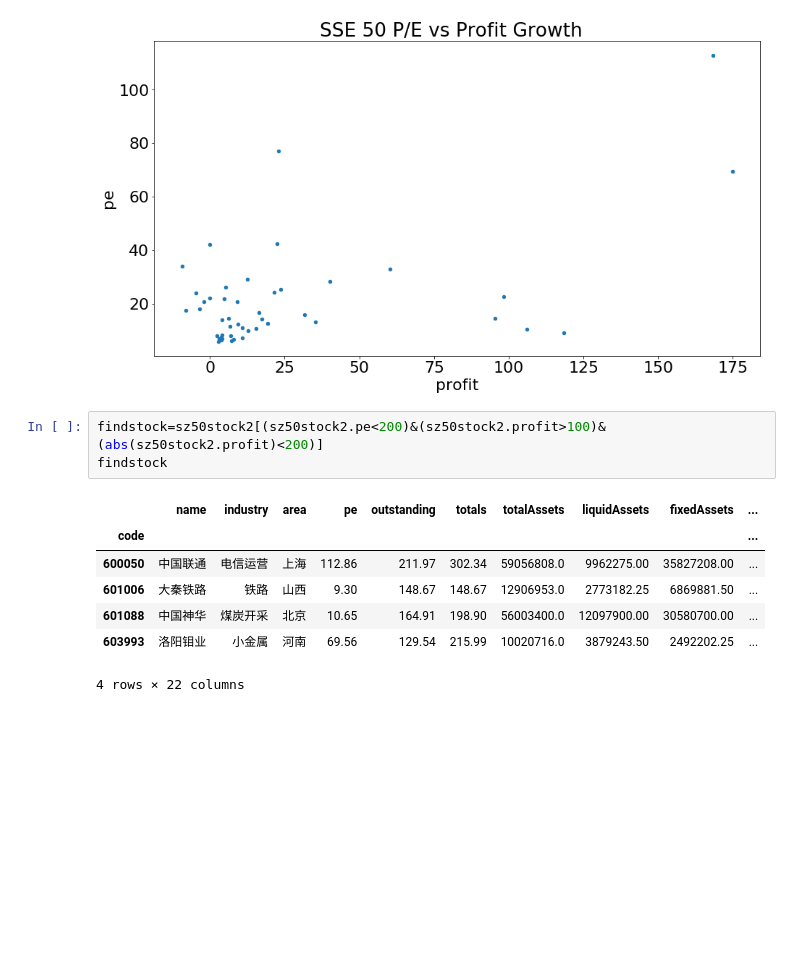
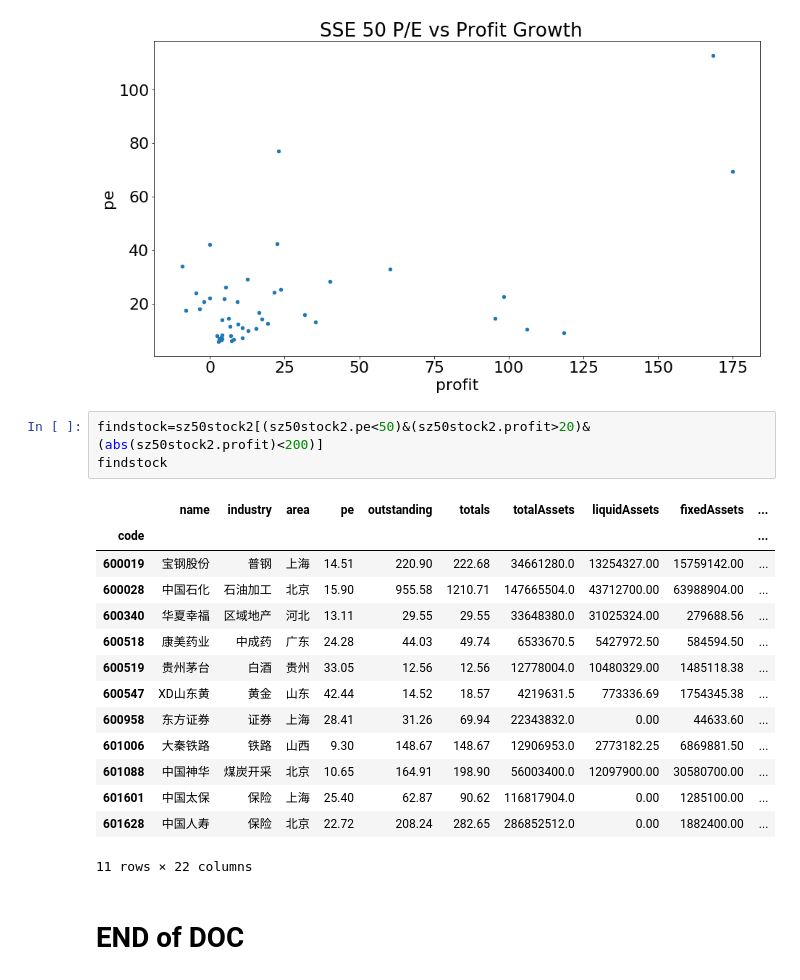
Before and after one commit to BrianShanghai/mygit, a Jupyter notebook: invest.ipynb, the cells around one changed output. Drawn from its saved outputs; the diff is of its cells as text; blank space fills up the shorter version.

```diff
--- a/invest.ipynb
+++ b/invest.ipynb
@@ -315,13 +318,22 @@ plt.show()
 # %% [output]
 [figure]
 # %%
-findstock=sz50stock2[(sz50stock2.pe<200)&(sz50stock2.profit>100)&(abs(sz50stock2.profit)<200)]
+findstock=sz50stock2[(sz50stock2.pe<50)&(sz50stock2.profit>20)&(abs(sz50stock2.profit)<200)]
 findstock
 # %% [output]
 |  | name | industry | area | pe | outstanding | totals | totalAssets | liquidAssets | fixedAssets | ... |
 | code |  |  |  |  |  |  |  |  |  | ... |
-| 600050 | 中国联通 | 电信运营 | 上海 | 112.86 | 211.97 | 302.34 | 59056808.0 | 9962275.00 | 35827208.00 | ... |
+| 600019 | 宝钢股份 | 普钢 | 上海 | 14.51 | 220.90 | 222.68 | 34661280.0 | 13254327.00 | 15759142.00 | ... |
+| 600028 | 中国石化 | 石油加工 | 北京 | 15.90 | 955.58 | 1210.71 | 147665504.0 | 43712700.00 | 63988904.00 | ... |
+| 600340 | 华夏幸福 | 区域地产 | 河北 | 13.11 | 29.55 | 29.55 | 33648380.0 | 31025324.00 | 279688.56 | ... |
+| 600518 | 康美药业 | 中成药 | 广东 | 24.28 | 44.03 | 49.74 | 6533670.5 | 5427972.50 | 584594.50 | ... |
+| 600519 | 贵州茅台 | 白酒 | 贵州 | 33.05 | 12.56 | 12.56 | 12778004.0 | 10480329.00 | 1485118.38 | ... |
+| 600547 | XD山东黄 | 黄金 | 山东 | 42.44 | 14.52 | 18.57 | 4219631.5 | 773336.69 | 1754345.38 | ... |
+| 600958 | 东方证券 | 证券 | 上海 | 28.41 | 31.26 | 69.94 | 22343832.0 | 0.00 | 44633.60 | ... |
 | 601006 | 大秦铁路 | 铁路 | 山西 | 9.30 | 148.67 | 148.67 | 12906953.0 | 2773182.25 | 6869881.50 | ... |
 | 601088 | 中国神华 | 煤炭开采 | 北京 | 10.65 | 164.91 | 198.90 | 56003400.0 | 12097900.00 | 30580700.00 | ... |
-| 603993 | 洛阳钼业 | 小金属 | 河南 | 69.56 | 129.54 | 215.99 | 10020716.0 | 3879243.50 | 2492202.25 | ... |
+| 601601 | 中国太保 | 保险 | 上海 | 25.40 | 62.87 | 90.62 | 116817904.0 | 0.00 | 1285100.00 | ... |
+| 601628 | 中国人寿 | 保险 | 北京 | 22.72 | 208.24 | 282.65 | 286852512.0 | 0.00 | 1882400.00 | ... |
-4 rows × 22 columns
+11 rows × 22 columns
+# %% [markdown]
+# END of DOC
```
Also changed, not shown: parts of 1 cell of this notebook.
